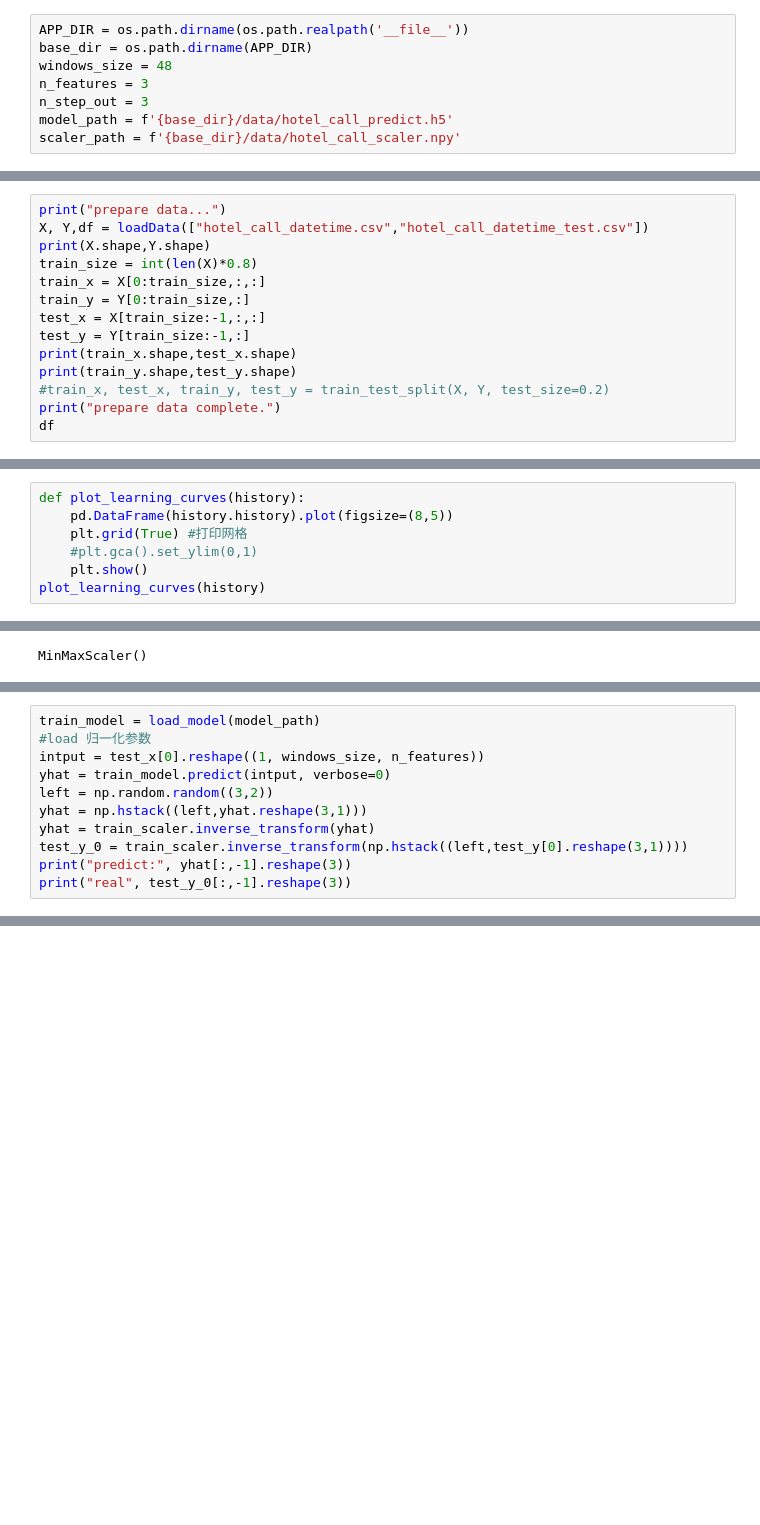
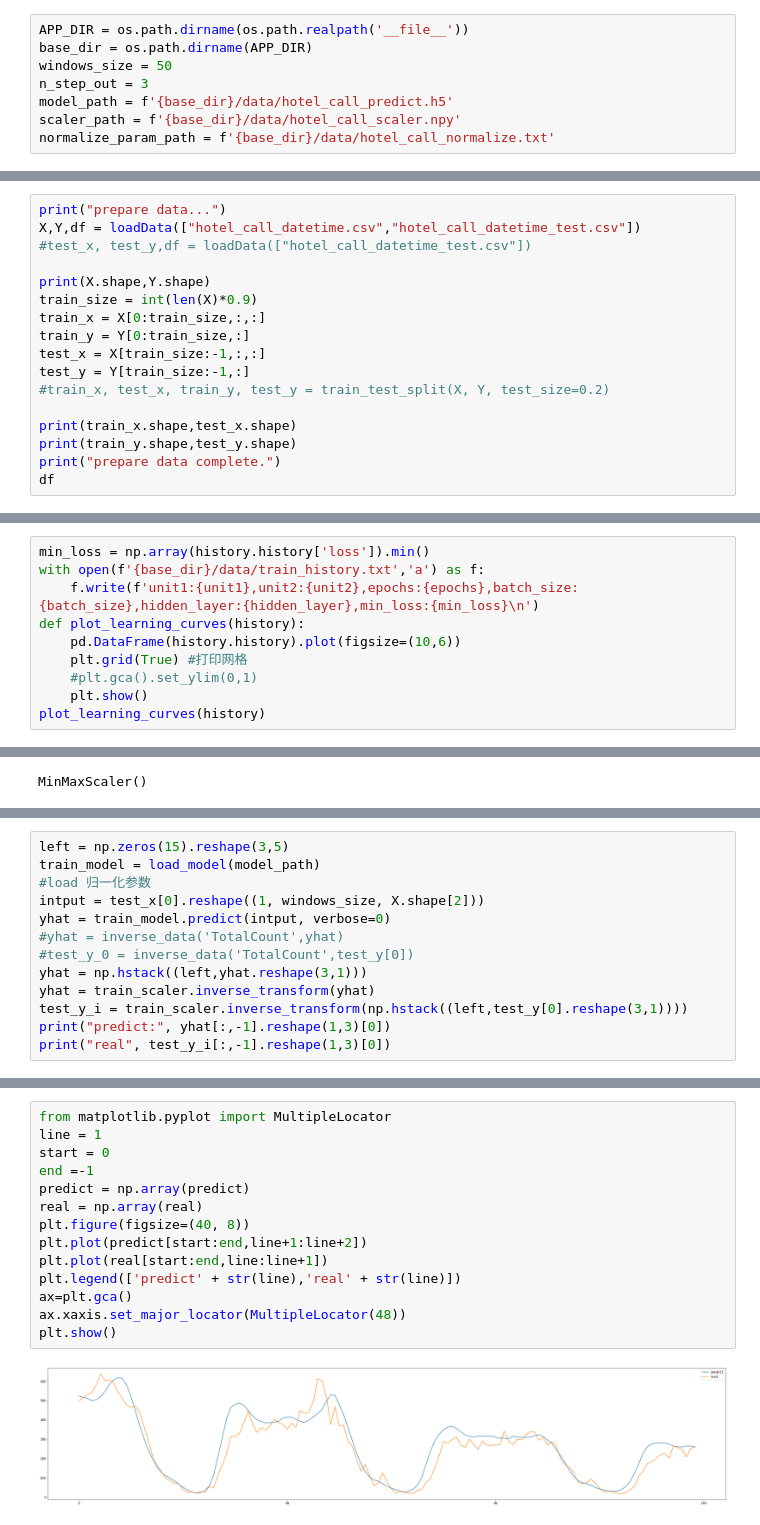
Before and after one commit to cgyqu/python_learning, a Jupyter notebook: ml/callcount_predict.ipynb, the cells around one changed output, grey strips where cells are left out. Saved outputs shown, nothing was run; the diff lists cells and outputs as text; blank space fills up the shorter version.

```diff
--- a/ml/callcount_predict.ipynb
+++ b/ml/callcount_predict.ipynb
@@ -14,11 +15,11 @@ from sklearn.model_selection import train_test_split
 # %%
 APP_DIR = os.path.dirname(os.path.realpath('__file__'))
 base_dir = os.path.dirname(APP_DIR)
-windows_size = 48
-n_features = 3
+windows_size = 50
 n_step_out = 3
 model_path = f'{base_dir}/data/hotel_call_predict.h5'
 scaler_path = f'{base_dir}/data/hotel_call_scaler.npy'
+normalize_param_path = f'{base_dir}/data/hotel_call_normalize.txt'
 # %%
 #import datetime
 #def parse(x):
@@ -79,14 +115,17 @@ def loadData(filepath):
 # %%
 print("prepare data...")
-X, Y,df = loadData(["hotel_call_datetime.csv","hotel_call_datetime_test.csv"])
+X,Y,df = loadData(["hotel_call_datetime.csv","hotel_call_datetime_test.csv"])
+#test_x, test_y,df = loadData(["hotel_call_datetime_test.csv"])
+
 print(X.shape,Y.shape)
-train_size = int(len(X)*0.8)
+train_size = int(len(X)*0.9)
 train_x = X[0:train_size,:,:]
 train_y = Y[0:train_size,:]
 test_x = X[train_size:-1,:,:]
 test_y = Y[train_size:-1,:]
+#train_x, test_x, train_y, test_y = train_test_split(X, Y, test_size=0.2)
+
 print(train_x.shape,test_x.shape)
 print(train_y.shape,test_y.shape)
-#train_x, test_x, train_y, test_y = train_test_split(X, Y, test_size=0.2)
 print("prepare data complete.")
 df
@@ -136,6 +186,9 @@ train success,cost: 804.1455643177032
 # %%
+min_loss = np.array(history.history['loss']).min()
+with open(f'{base_dir}/data/train_history.txt','a') as f:
+    f.write(f'unit1:{unit1},unit2:{unit2},epochs:{epochs},batch_size:{batch_size},hidden_layer:{hidden_layer},min_loss:{min_loss}\n')
 def plot_learning_curves(history):
-    pd.DataFrame(history.history).plot(figsize=(8,5))
+    pd.DataFrame(history.history).plot(figsize=(10,6))
     plt.grid(True) #打印网格
     #plt.gca().set_ylim(0,1)
     plt.show()
@@ -155,12 +203,14 @@ MinMaxScaler()
 # %%
+left = np.zeros(15).reshape(3,5)
 train_model = load_model(model_path)
 #load 归一化参数
-intput = test_x[0].reshape((1, windows_size, n_features))
+intput = test_x[0].reshape((1, windows_size, X.shape[2]))
 yhat = train_model.predict(intput, verbose=0)
-left = np.random.random((3,2))
+#yhat = inverse_data('TotalCount',yhat)
+#test_y_0 = inverse_data('TotalCount',test_y[0])
 yhat = np.hstack((left,yhat.reshape(3,1)))
 yhat = train_scaler.inverse_transform(yhat)
-test_y_0 = train_scaler.inverse_transform(np.hstack((left,test_y[0].reshape(3,1))))
-print("predict:", yhat[:,-1].reshape(3))
-print("real", test_y_0[:,-1].reshape(3))
+test_y_i = train_scaler.inverse_transform(np.hstack((left,test_y[0].reshape(3,1))))
+print("predict:", yhat[:,-1].reshape(1,3)[0])
+print("real", test_y_i[:,-1].reshape(1,3)[0])
 # %% [output]
@@ -192,0 +277,16 @@ plt.show()
+# %%
+from matplotlib.pyplot import MultipleLocator
+line = 1
+start = 0
+end =-1
+predict = np.array(predict)
+real = np.array(real)
+plt.figure(figsize=(40, 8))
+plt.plot(predict[start:end,line+1:line+2])
+plt.plot(real[start:end,line:line+1])
+plt.legend(['predict' + str(line),'real' + str(line)])
+ax=plt.gca()
+ax.xaxis.set_major_locator(MultipleLocator(48))
+plt.show()
+# %% [output]
+[figure, added]
```
Also changed, not shown: parts of 14 cells of this notebook, 9 other files.
